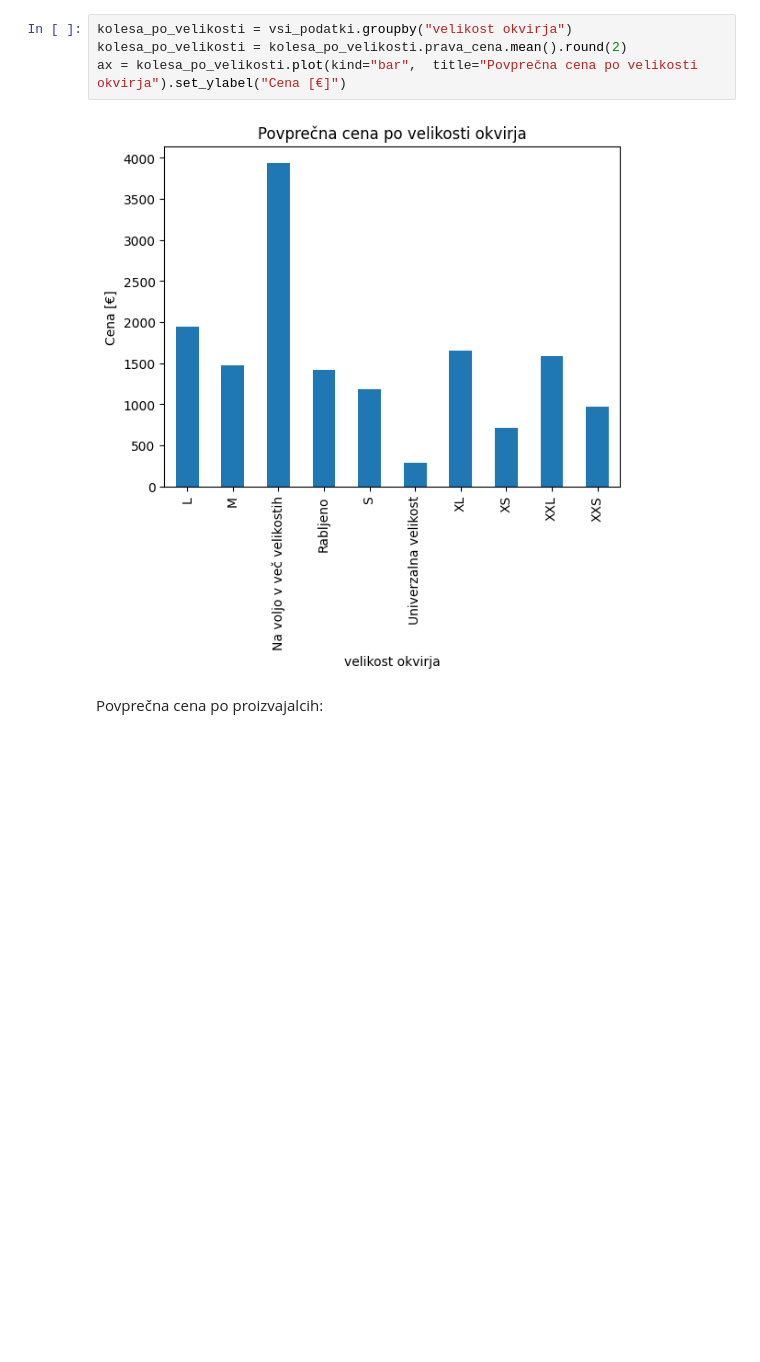
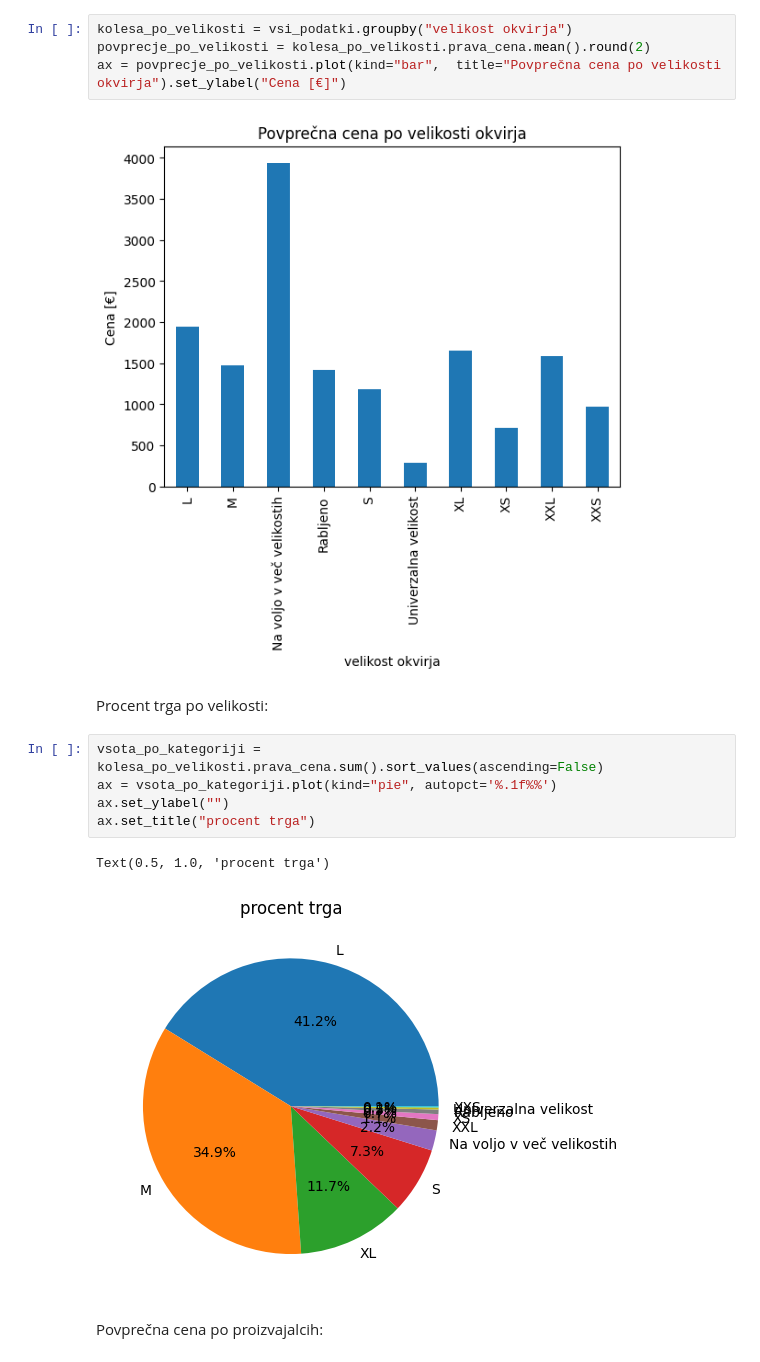
Before and after one commit to ambrovo/UVP-projektna, a Jupyter notebook: analiza.ipynb, the cells around one changed output. Saved outputs shown, nothing was run; the diff lists cells and outputs as text; blank space fills up the shorter version.

```diff
--- a/analiza.ipynb
+++ b/analiza.ipynb
@@ -69,10 +88,20 @@ Text(0, 0.5, 'Cena [€]')
 Povprečna cena po velikosti:
 # %%
 kolesa_po_velikosti = vsi_podatki.groupby("velikost okvirja")
-kolesa_po_velikosti = kolesa_po_velikosti.prava_cena.mean().round(2)
-ax = kolesa_po_velikosti.plot(kind="bar",  title="Povprečna cena po velikosti okvirja").set_ylabel("Cena [€]")
+povprecje_po_velikosti = kolesa_po_velikosti.prava_cena.mean().round(2)
+ax = povprecje_po_velikosti.plot(kind="bar",  title="Povprečna cena po velikosti okvirja").set_ylabel("Cena [€]")
 # %% [output]
 [figure]
+# %% [markdown]
+Procent trga po velikosti:
+# %%
+vsota_po_kategoriji = kolesa_po_velikosti.prava_cena.sum().sort_values(ascending=False)
+ax = vsota_po_kategoriji.plot(kind="pie", autopct='%.1f%%')
+ax.set_ylabel("")
+ax.set_title("procent trga")
+# %% [output]
+Text(0.5, 1.0, 'procent trga')
+[figure, added]
 # %% [markdown]
 Povprečna cena po proizvajalcih:
 # %%
```
Also changed, not shown: parts of 16 cells of this notebook.
